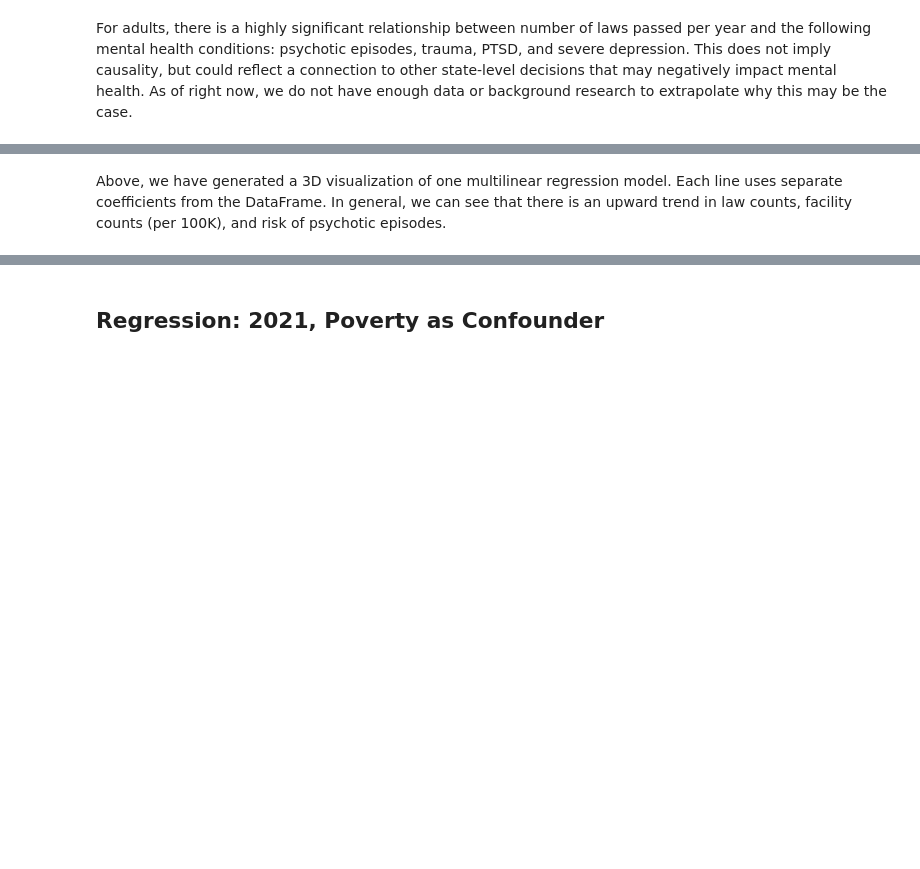
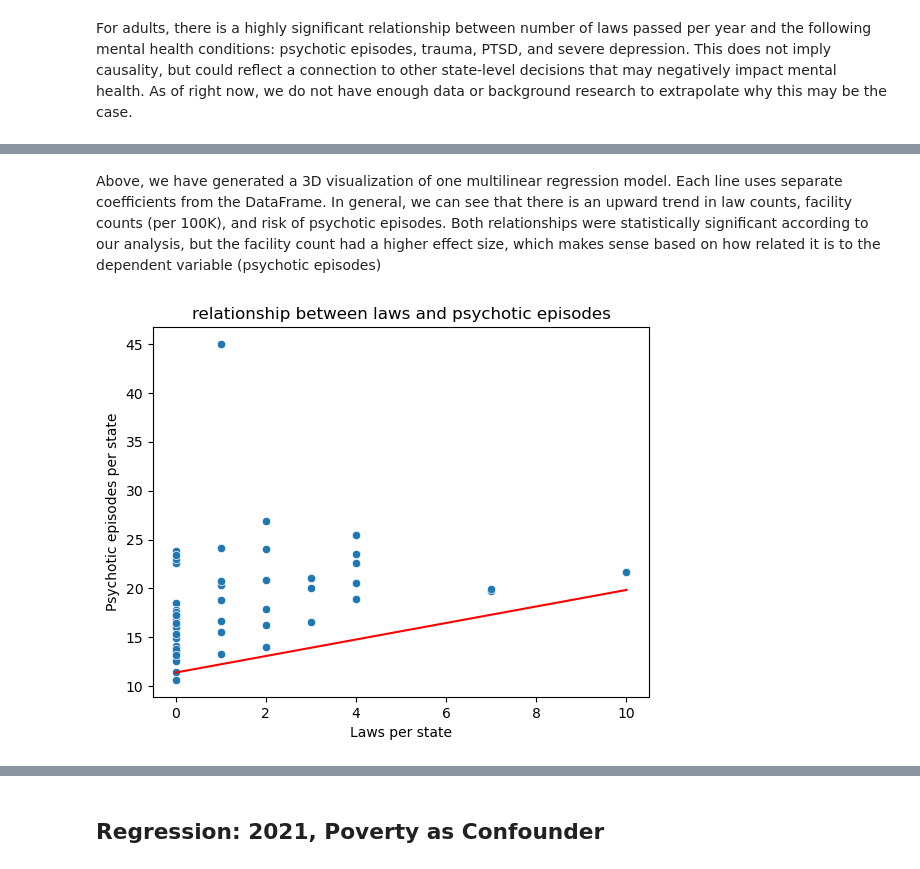
Before and after one commit to sofiatka/LGBTQ-Laws-and-MH, a Jupyter notebook: FinalProject_Group126_WI24.ipynb, the cells around one changed output, grey strips where cells are left out. Drawn from its saved outputs; the diff is of its cells as text; code cells hidden in the pictures; blank space fills up the shorter version.

```diff
--- a/FinalProject_Group126_WI24.ipynb
+++ b/FinalProject_Group126_WI24.ipynb
@@ -1530,2 +1521,29 @@ plt.show()
 # %% [markdown]
-Above, we have generated a 3D visualization of one multilinear regression model. Each line uses separate coefficients from the DataFrame. In general, we can see that there is an upward trend in law counts, facility counts (per 100K), and risk of psychotic episodes.
+Above, we have generated a 3D visualization of one multilinear regression model. Each line uses separate coefficients from the DataFrame. In general, we can see that there is an upward trend in law counts, facility counts (per 100K), and risk of psychotic episodes. Both relationships were statistically significant according to our analysis, but the facility count had a higher effect size, which makes sense based on how related it is to the dependent variable (psychotic episodes)
+# %%
+sns.scatterplot()
+x = mh_laws_20_adult['CountLaws']
+y = mh_laws_20_adult['Psychotic']
+
+# Plot scatter plot
+sns.scatterplot(x=x, y=y)
+
+
+slope =  0.845
+
+intercept = 11.393
+
+# Create line data
+line_x = np.linspace(np.min(x), np.max(x), 100)
+line_y = slope * line_x + intercept
+
+# Plot the line
+plt.plot(line_x, line_y, color='red')
+
+plt.xlabel('Laws per state')
+plt.ylabel('Psychotic episodes per state')
+plt.title('relationship between laws and psychotic episodes')
+
+plt.show()
+# %% [output]
+[figure, added]
```
Also changed, not shown: parts of 16 cells of this notebook, 1 other file.
